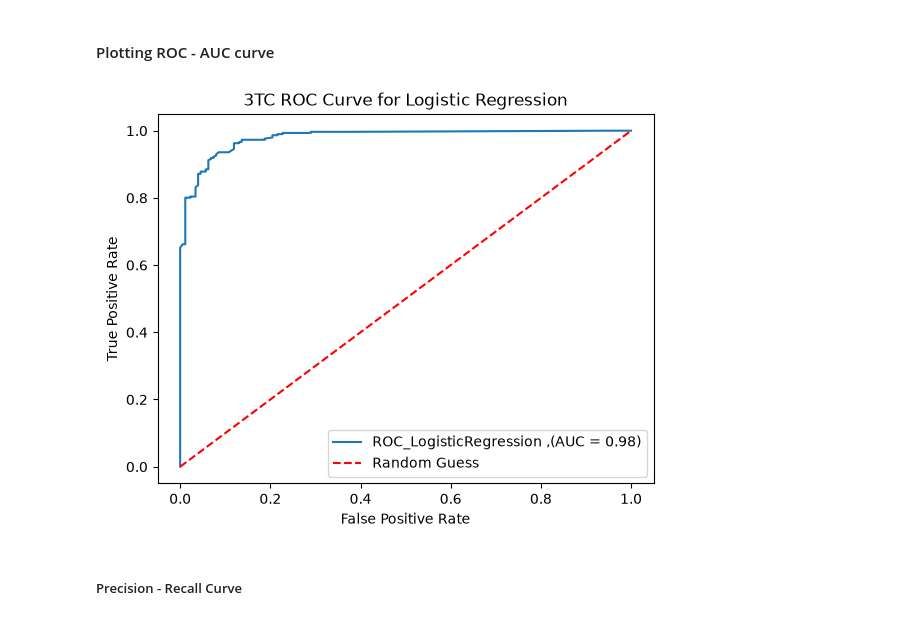
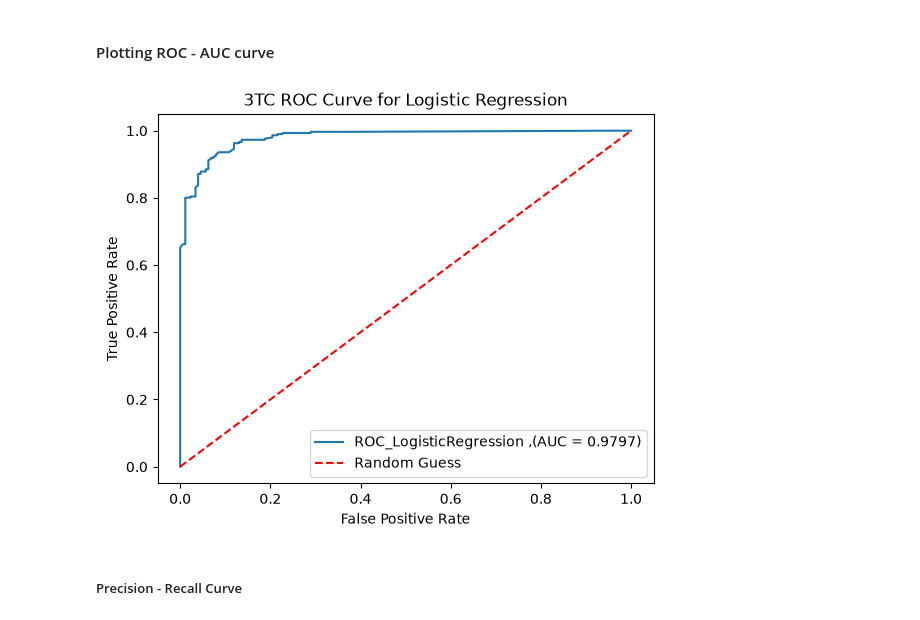
Before and after one commit to NoelOkumu/Eneza-Data-Science-Residential-training-2026, a Jupyter notebook: Day1/mutatio_profile1.ipynb, the cells around one changed output. Cells and saved outputs as stored; diff of their text form; code cells hidden in the pictures.

```diff
--- a/Day1/mutatio_profile1.ipynb
+++ b/Day1/mutatio_profile1.ipynb
@@ -748,10 +767,10 @@ X_test_array.shape
 # %%
 from sklearn.linear_model import LogisticRegression
 
-lr_model = LogisticRegression(class_weight='balanced', random_state=42, max_iter=1000)
-lr_model.fit(X_train_array, y_train)
-y_pred_lr = lr_model.predict(X_test_array)
-y_pred_lr
+lr_3TC_model = LogisticRegression(class_weight='balanced', random_state=42, max_iter=1000)
+lr_3TC_model.fit(X_3TC_train_array, y_3TC_train_array)
+y_3TC_pred_lr = lr_3TC_model.predict(X_3TC_test_array)
+y_3TC_pred_lr
 # %% [output]
 array([1, 1, 1, 1, 0, 1, 1, 0, 1, 1, 0, 1, 0, 0, 1, 1, 1, 1, 1, 1, 0, 0,
        1, 1, 1, 0, 1, 1, 1, 1, 0, 1, 1, 1, 0, 1, 1, 1, 1, 0, 0, 0, 1, 1,
@@ -825,27 +844,27 @@ ROC-AUC Score: 0.9773
 # %%
 # Import required libraries
 from sklearn.metrics import roc_curve, auc
 
 
 # Generate y_scores from probability
-y_scores = lr_model.predict_proba(X_test_array)[:, 1 ]
+y_3TC_scores = lr_3TC_model.predict_proba(X_3TC_test_array)[:, 1 ]
 
 # Apply roc_curve to test and scores
-fpr, tpr, thresholds  = roc_curve(y_test, y_scores)
+fpr_3TC_lr, tpr_3TC_lr, thresholds  = roc_curve(y_3TC_test_array, y_3TC_scores)
 
 #Plotting the curve
 
-roc_auc = auc(fpr, tpr)
-plt.plot(fpr, tpr, label=f"ROC_LogisticRegression ,(AUC = {roc_auc:.2f})")
+roc_auc_3TC_lr_score = auc(fpr_3TC_lr, tpr_3TC_lr)
+plt.plot(fpr_3TC_lr, tpr_3TC_lr, label=f"ROC_LogisticRegression ,(AUC = {roc_auc_3TC_lr_score:.4f})")
 plt.plot([0, 1], [0, 1], 'r--', label='Random Guess')
 
 plt.xlabel('False Positive Rate')
 plt.ylabel('True Positive Rate')
 plt.title('3TC ROC Curve for Logistic Regression')
 plt.legend()
 plt.show()
 # %% [output]
-[figure, old version]
+[figure, new version]
 # %% [markdown]
 ##### Precision - Recall Curve
 # %%
```
Also changed, not shown: parts of 116 cells of this notebook, 5 other files.
